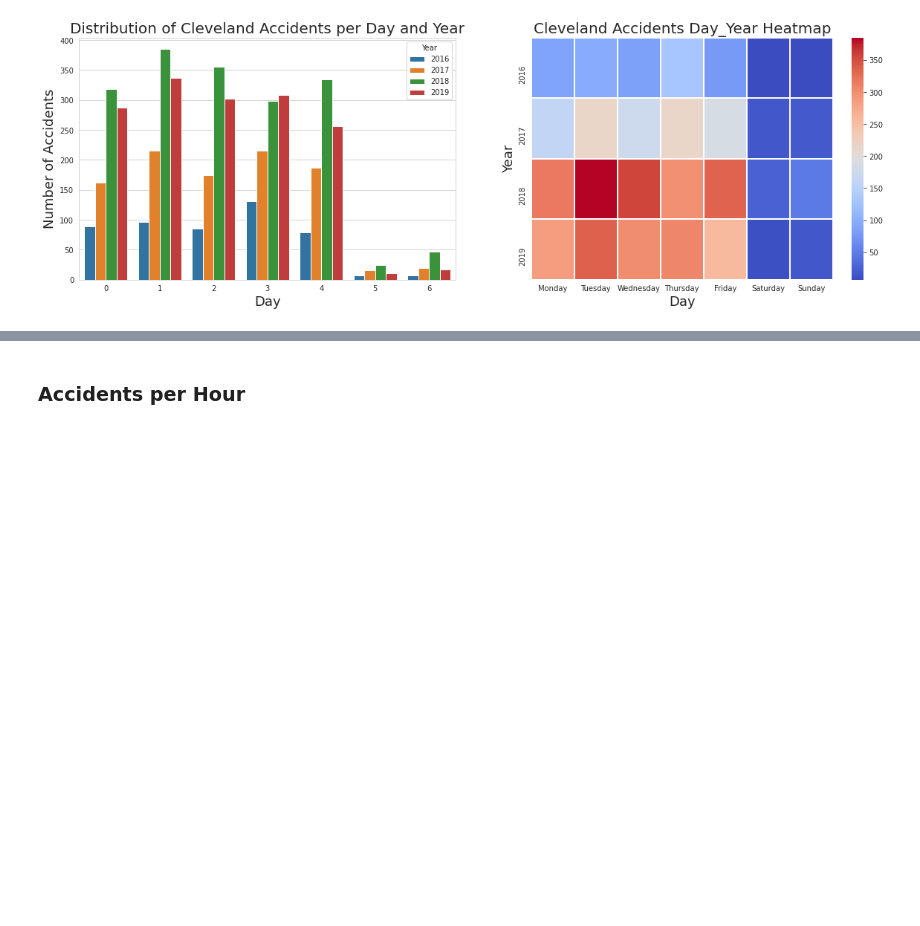
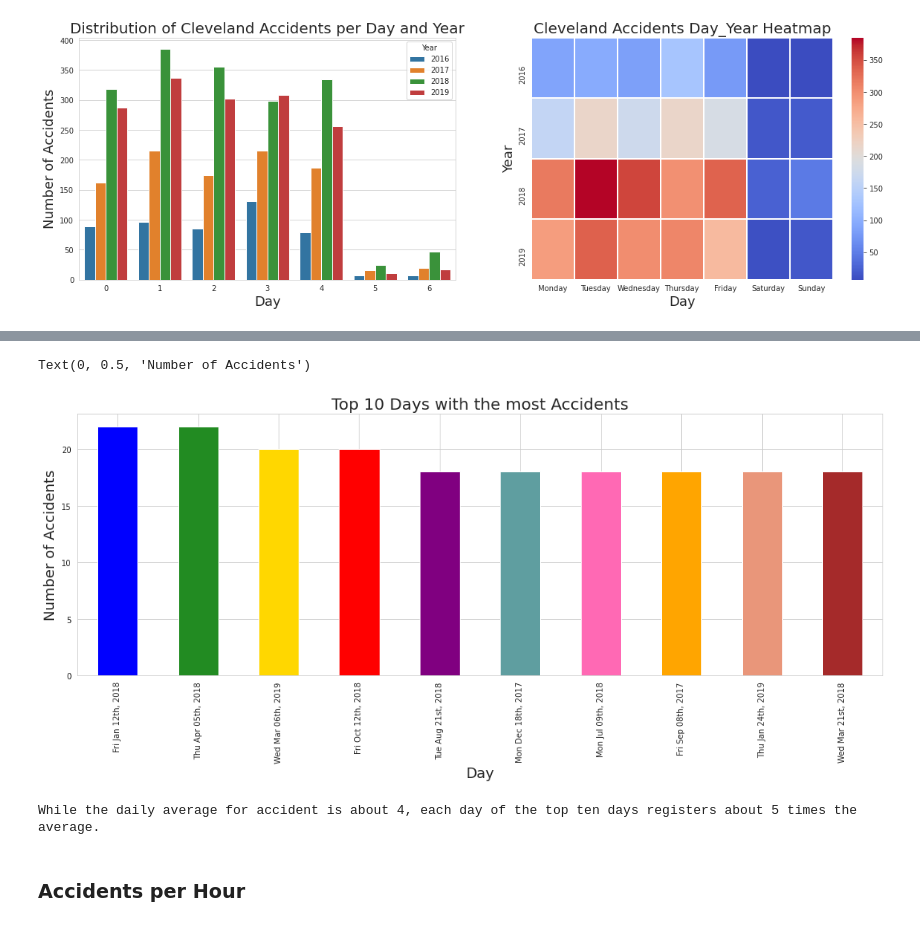
Before and after one commit to sekoukeita/Exploratory-Data-Analysis-and-Visualisation-on-US-Road-Accidents, a Jupyter notebook: Exploratory_Data_Analysis_of_Accidents_in_US_and_in_Cleveland_OHIO.ipynb, the cells around one changed output, grey strips where cells are left out. Cells and saved outputs as stored; diff of their text form; code cells hidden in the pictures; blank space fills up the shorter version.

```diff
--- a/Exploratory_Data_Analysis_of_Accidents_in_US_and_in_Cleveland_OHIO.ipynb
+++ b/Exploratory_Data_Analysis_of_Accidents_in_US_and_in_Cleveland_OHIO.ipynb
@@ -295,10 +295,23 @@ Comment: There are 4,768 accidents that occurred in Cleveland Ohio between Febru
 # %%
 # Let's add some new columns that will help us in hours, week days, months, and years analysis.
 
+  # function to create dates on format 'Fri Mar 20th, 2020'
+def myDate(d):
+  if d.day in [1,21,31]:
+    return d.strftime('%a %b %dst, %Y')
+  elif d.day in [2,22]:
+    return d.strftime('%a %b %dnd, %Y')
+  elif d.day==3:
+    return d.strftime('%a %b %drd, %Y')
+  else:
+    return d.strftime('%a %b %dth, %Y')
+
 df_accidents_cleveland['Hour'] = df_accidents_cleveland['Start_Time'].apply(lambda t: t.hour)
 df_accidents_cleveland['Weekday'] = df_accidents_cleveland['Start_Time'].apply(lambda t: t.dayofweek)
+df_accidents_cleveland['Monthday'] = df_accidents_cleveland['Start_Time'].apply(lambda t: t.day)
 df_accidents_cleveland['Month'] = df_accidents_cleveland['Start_Time'].apply(lambda t: t.month)
 df_accidents_cleveland['Year'] = df_accidents_cleveland['Start_Time'].apply(lambda t: t.year)
+df_accidents_cleveland['Date'] = df_accidents_cleveland['Start_Time'].apply(myDate)
 # %%
 df_accidents_cleveland.head()
 # %% [output]
@@ -484,0 +505,4 @@ Comment: Except for the year 2016 when it was Thursday, Tuesday is the day when
+# %%
+# a serie giving the number of accidents that happen each day.
+accidents_per_day = df_accidents_cleveland['Date'].value_counts()
+accidents_per_day.head(5)
@@ -484,0 +516,12 @@ Comment: Except for the year 2016 when it was Thursday, Tuesday is the day when
+# %%
+# Create the DataFrame accidents per day.
+df_accidents_per_day = pd.DataFrame({'Date': accidents_per_day.index,'Number of Accidents': accidents_per_day.values})
+
+# Add the column Percentage to the DataFrame.
+df_accidents_per_day['Percentage'] = df_accidents_per_day['Number of Accidents'].\
+                                        apply(lambda x: '{:05.2f}'.format(x/len(accidents_per_day)*100))
+
+# Display the top 10 Days that registered the most accidents.
+rank = np.arange(1,11)
+df_top10_days = df_accidents_per_day.head(10).set_index(rank)
+df_top10_days
@@ -485,3 +540,25 @@ Comment: Except for the year 2016 when it was Thursday, Tuesday is the day when
+# %%
+# Visualization of the 10 days when accidents happen the most using pandas bult-in visualization
+plt.figure(figsize=(18,6))
+df_days = df_top10_days.set_index('Date')
+
+color = ("blue", "forestgreen", "gold", "red", "purple",'cadetblue','hotpink','orange','darksalmon','brown')
+
+df_days['Number of Accidents'].plot.bar(color=color)
+plt.title("Top 10 Days with the most Accidents",size=20)
+plt.xlabel('Day',size=18)
+plt.ylabel('Number of Accidents',size=18)
+# %% [output]
+Text(0, 0.5, 'Number of Accidents')
+[figure, added]
+# %%
+total_days = len(accidents_per_day)
+total_accidents = accidents_per_day.values.sum()
+daily_average = total_accidents/total_days
+
+print('While the daily average for accident is about {}, each day of the top ten days registers about 5 times the average.'.format(int(daily_average)))
+# %% [output]
+While the daily average for accident is about 4, each day of the top ten days registers about 5 times the average.
 # %% [markdown]
 ### Accidents per Hour
 # %%
```
Also changed, not shown: parts of 5 cells of this notebook.
